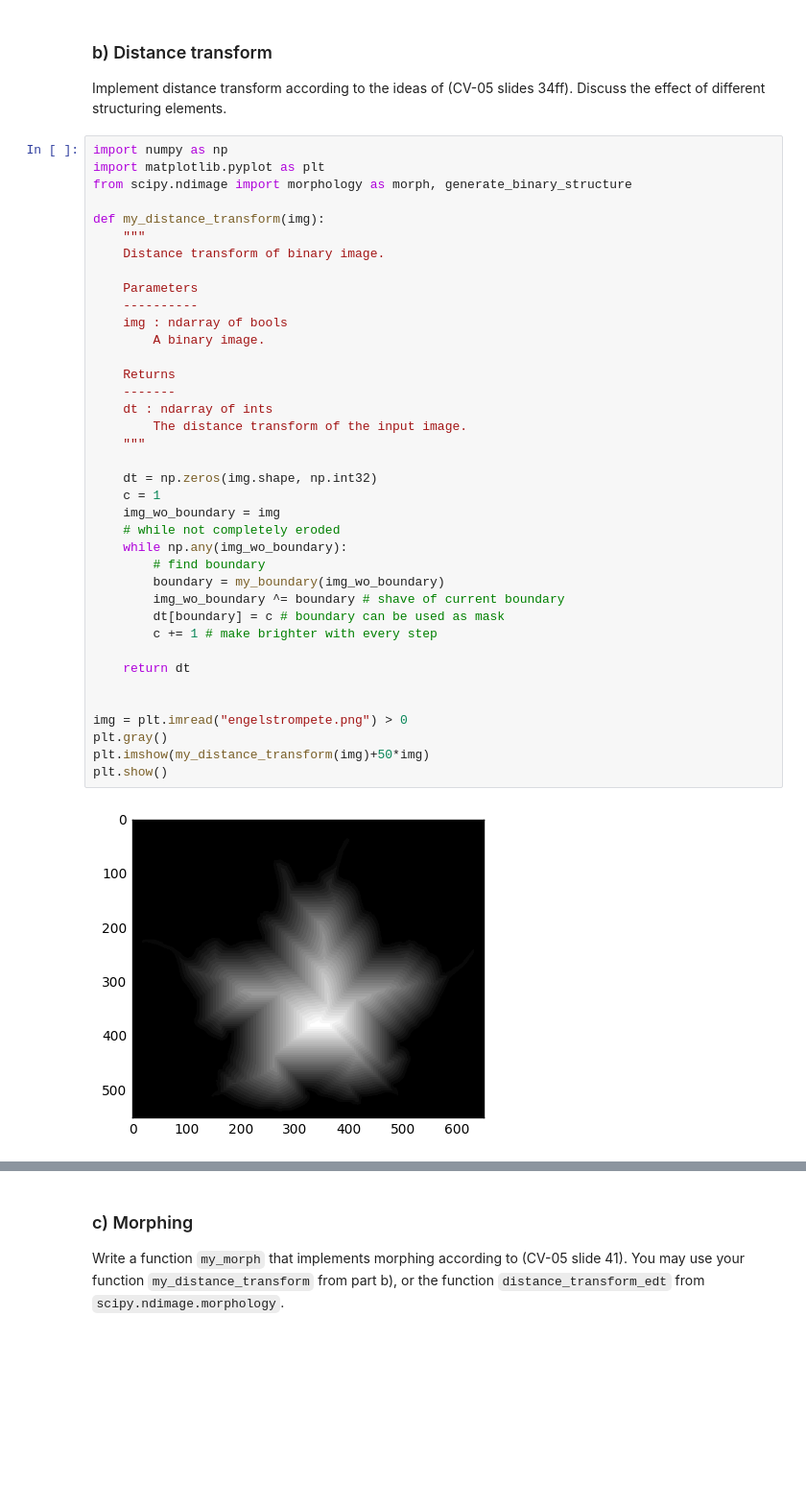
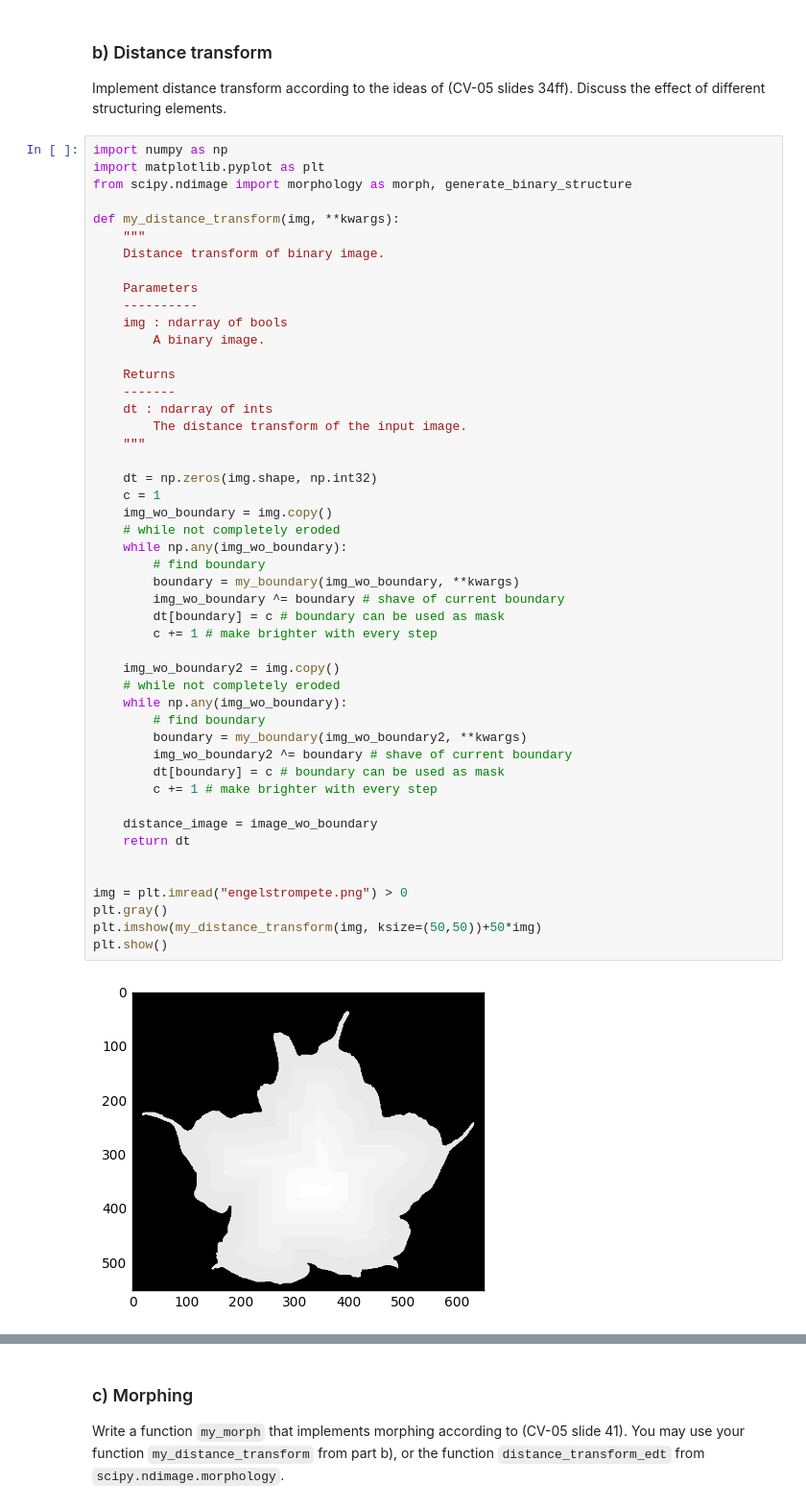
Before and after one commit to themightyoarfish/Computer-Vision, a Jupyter notebook: Exercise3/sheet03.ipynb, the cells around one changed output, grey strips where cells are left out. Shown at 96% size. Saved outputs shown, nothing was run; the diff lists cells and outputs as text; blank space fills up the shorter version.

Commit message:
make distance transform generalized?

```diff
--- a/Exercise3/sheet03.ipynb
+++ b/Exercise3/sheet03.ipynb
@@ -131,38 +131,48 @@ import numpy as np
 import matplotlib.pyplot as plt
 from scipy.ndimage import morphology as morph, generate_binary_structure
 
-def my_distance_transform(img):
+def my_distance_transform(img, **kwargs):
     """
     Distance transform of binary image.
 
     Parameters
     ----------
     img : ndarray of bools
         A binary image.
 
     Returns
     -------
     dt : ndarray of ints
         The distance transform of the input image.
     """
 
     dt = np.zeros(img.shape, np.int32)
     c = 1
-    img_wo_boundary = img
+    img_wo_boundary = img.copy()
     # while not completely eroded
     while np.any(img_wo_boundary):
         # find boundary
-        boundary = my_boundary(img_wo_boundary)
+        boundary = my_boundary(img_wo_boundary, **kwargs)
         img_wo_boundary ^= boundary # shave of current boundary
         dt[boundary] = c # boundary can be used as mask
         c += 1 # make brighter with every step
 
+    img_wo_boundary2 = img.copy()
+    # while not completely eroded
+    while np.any(img_wo_boundary):
+        # find boundary
+        boundary = my_boundary(img_wo_boundary2, **kwargs)
+        img_wo_boundary2 ^= boundary # shave of current boundary
+        dt[boundary] = c # boundary can be used as mask
+        c += 1 # make brighter with every step
+
+    distance_image = image_wo_boundary
     return dt
 
 
 img = plt.imread("engelstrompete.png") > 0
 plt.gray()
-plt.imshow(my_distance_transform(img)+50*img)
+plt.imshow(my_distance_transform(img, ksize=(50,50))+50*img)
 plt.show()
 # %% [output]
-[figure, old version]
+[figure, new version]
```
Also changed, not shown: parts of 2 cells of this notebook.
